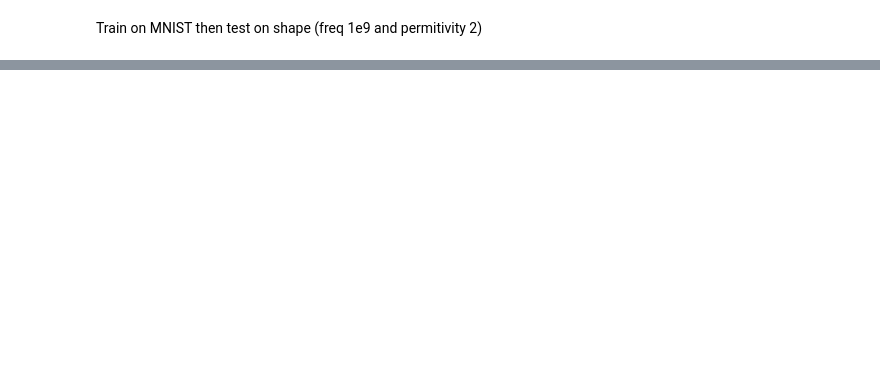
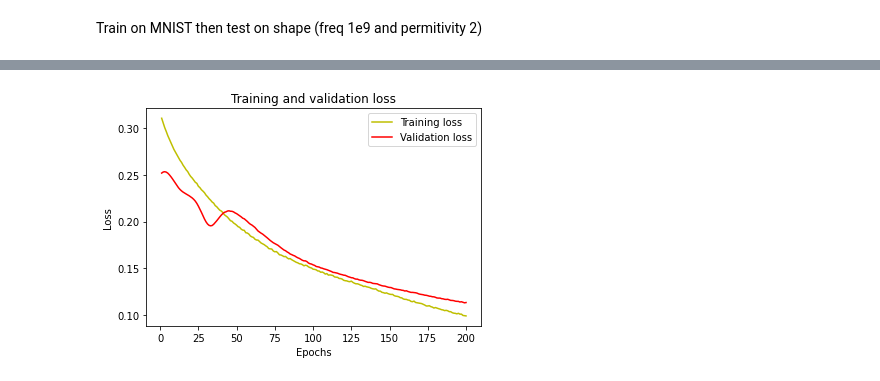
Before and after one commit to nguye82/microwave_imaging_project, a Jupyter notebook: UNET CNN.ipynb, the cells around one changed output, grey strips where cells are left out. Drawn from its saved outputs; the diff is of its cells as text; code cells hidden in the pictures; blank space fills up the shorter version.

Commit message:
update_unet

```diff
--- a/UNET CNN.ipynb
+++ b/UNET CNN.ipynb
@@ -168,0 +136,4 @@ from tensorflow.keras.callbacks import LearningRateScheduler, EarlyStopping
+# %%
+inputMNIST_shape_padded = fieldMNIST_train_padded.shape[1:]
+model_mnist_padded = unet_padded(inputMNIST_shape_padded)
+model_mnist_padded.summary()
@@ -445,0 +228,13 @@ plt.show()
+# %%
+loss = hist_padded.history['loss']
+val_loss = hist_padded.history['val_loss']
+epochs = range(1, len(loss) + 1)
+plt.plot(epochs, loss, 'y', label='Training loss')
+plt.plot(epochs, val_loss, 'r', label='Validation loss')
+plt.title('Training and validation loss')
+plt.xlabel('Epochs')
+plt.ylabel('Loss')
+plt.legend()
+plt.show()
+# %% [output]
+[figure, added]
```
Also changed, not shown: parts of 59 cells of this notebook.
